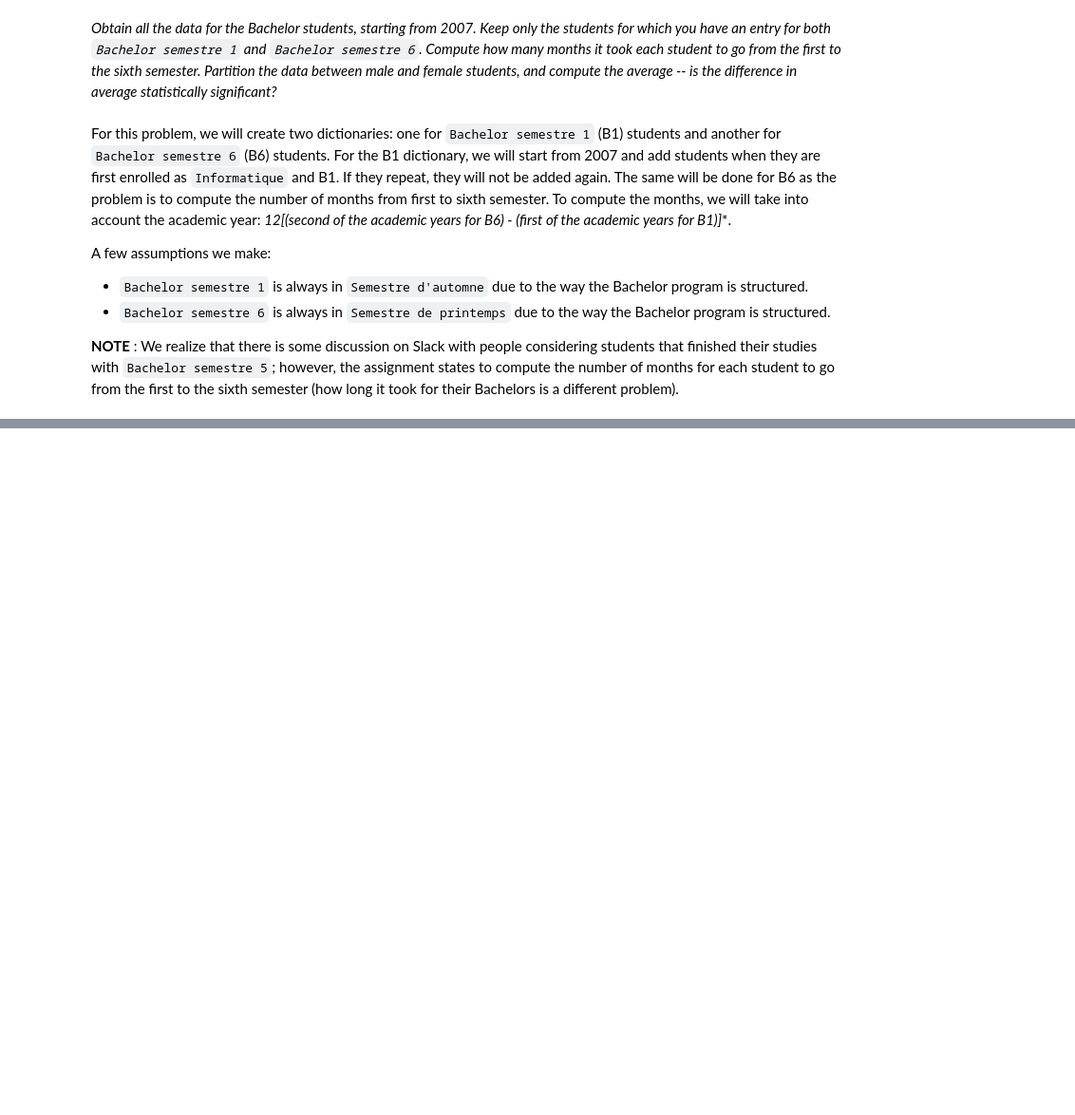
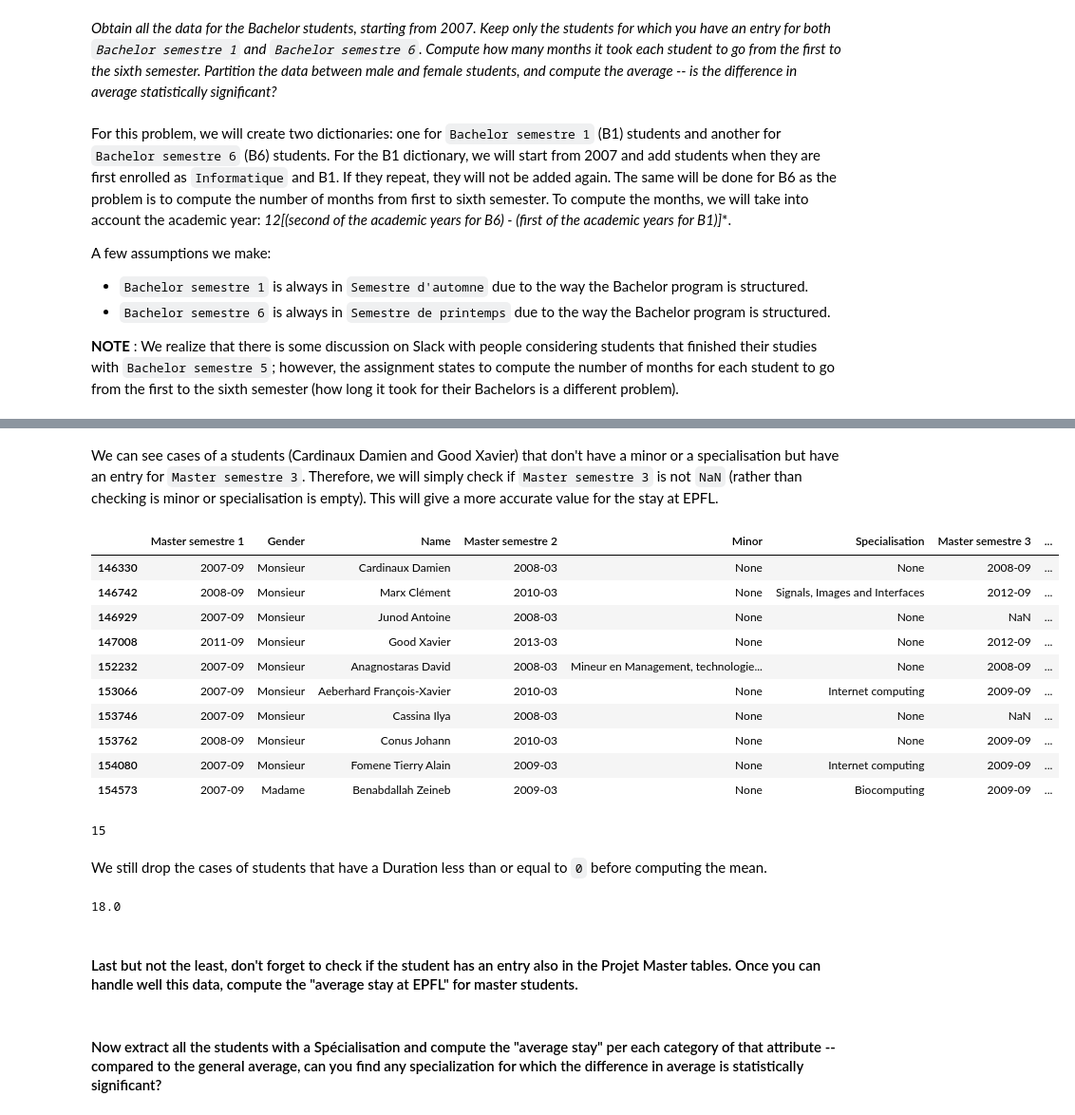
Before and after one commit to BeforeRain/ADA-homework, a Jupyter notebook: 02 - Data from the Web/SUBMISSION_data_from_the_web.ipynb, the cells around one changed output, grey strips where cells are left out. Shown at 95% size. Drawn from its saved outputs; the diff is of its cells as text; code cells hidden in the pictures; blank space fills up the shorter version.

```diff
--- a/02 - Data from the Web/SUBMISSION_data_from_the_web.ipynb
+++ b/02 - Data from the Web/SUBMISSION_data_from_the_web.ipynb
@@ -541,0 +605,8 @@ The test yields a p-value of 0.1219, which means there is a 12.19% chance we'd s
+# %%
+major = 'Informatique'
+df_m1 = scrape_student_data(major, 'Master semestre 1')
+df_m2 = scrape_student_data(major, 'Master semestre 2')
+df_m3 = scrape_student_data(major, 'Master semestre 3')
+df_m1.to_pickle("df_m1_pickle")
+df_m2.to_pickle("df_m2_pickle")
+df_m3.to_pickle("df_m3_pickle")
@@ -541,0 +626,5 @@ The test yields a p-value of 0.1219, which means there is a 12.19% chance we'd s
+# %%
+df_m1 = pd.read_pickle("df_m1_pickle")
+df_m2 = pd.read_pickle("df_m2_pickle")
+m1_to_m2 = df_m1[["Master semestre 1","Gender","Name"]].join(df_m2["Master semestre 2"], how='inner')
+m1_to_m2.tail()
@@ -541,0 +638,12 @@ The test yields a p-value of 0.1219, which means there is a 12.19% chance we'd s
+# %%
+# date is in 'year-month' format. e.g. 2015-07
+def months_between_dates(start_date, end_date):
+    start_year, start_month = start_date.split('-')
+    end_year, end_month = end_date.split('-')
+    return (int(end_year) - int(start_year)) * 12 + int(end_month) - int(start_month) + 6
+
+def master_duration_rough(row):
+    return months_between_dates(row['Master semestre 1'], row['Master semestre 2'])
+
+m1_to_m2['Duration in months'] = m1_to_m2.apply(master_duration_rough, axis=1)
+m1_to_m2.head()
@@ -541,0 +688,4 @@ The test yields a p-value of 0.1219, which means there is a 12.19% chance we'd s
+# %%
+m1_to_m3 = df_m1[["Master semestre 1","Gender","Name"]].join(df_m2[["Master semestre 2","Minor","Specialisation"]],
+                                                            how='inner').join(df_m3["Master semestre 3"])
+m1_to_m3.head()
@@ -541,0 +699,43 @@ The test yields a p-value of 0.1219, which means there is a 12.19% chance we'd s
+# %% [markdown]
+We can see cases of a students (Cardinaux Damien and Good Xavier) that don't have a minor or a specialisation but have an entry for `Master semestre 3`. Therefore, we will simply check if `Master semestre 3` is not `NaN` (rather than checking is minor or specialisation is empty). This will give a more accurate value for the stay at EPFL.
+# %%
+# compute duration
+def master_duration_in_months(row):
+    start_date = row['Master semestre 1']
+    end_date = row['Master semestre 2']
+    if pd.notnull(row['Master semestre 3']):
+        end_date = row['Master semestre 3']
+    if pd.isnull(start_date) or pd.isnull(end_date):
+        return np.nan
+    return months_between_dates(start_date, end_date)
+
+m1_to_m3['Duration'] = m1_to_m3.apply(lambda row: master_duration_in_months(row), axis=1)
+m1_to_m3.head(10)
+# %% [output]
+|  | Master semestre 1 | Gender | Name | Master semestre 2 | Minor | Specialisation | Master semestre 3 | ... |
+| 146330 | 2007-09 | Monsieur | Cardinaux Damien | 2008-03 | None | None | 2008-09 | ... |
+| 146742 | 2008-09 | Monsieur | Marx Clément | 2010-03 | None | Signals, Images and Interfaces | 2012-09 | ... |
+| 146929 | 2007-09 | Monsieur | Junod Antoine | 2008-03 | None | None | NaN | ... |
+| 147008 | 2011-09 | Monsieur | Good Xavier | 2013-03 | None | None | 2012-09 | ... |
+| 152232 | 2007-09 | Monsieur | Anagnostaras David | 2008-03 | Mineur en Management, technologie... | None | 2008-09 | ... |
+| 153066 | 2007-09 | Monsieur | Aeberhard François-Xavier | 2010-03 | None | Internet computing | 2009-09 | ... |
+| 153746 | 2007-09 | Monsieur | Cassina Ilya | 2008-03 | None | None | NaN | ... |
+| 153762 | 2008-09 | Monsieur | Conus Johann | 2010-03 | None | None | 2009-09 | ... |
+| 154080 | 2007-09 | Monsieur | Fomene Tierry Alain | 2009-03 | None | Internet computing | 2009-09 | ... |
+| 154573 | 2007-09 | Madame | Benabdallah Zeineb | 2009-03 | None | Biocomputing | 2009-09 | ... |
+# %%
+# some interesting cases of an M2/M3 before their M1...
+len(m1_to_m3.loc[m1_to_m3["Duration"]<=0])
+# %% [output]
+15
+# %% [markdown]
+We still drop the cases of students that have a Duration less than or equal to `0` before computing the mean.
+# %%
+m1_to_m3 = m1_to_m3.loc[m1_to_m3["Duration"]>0]
+m1_to_m3["Duration"].mean()
+# %% [output]
+18.0
+# %% [markdown]
+#### Last but not the least, don't forget to check if the student has an entry also in the Projet Master tables. Once you can handle well this data, compute the "average stay at EPFL" for master students.
+# %% [markdown]
+#### Now extract all the students with a Spécialisation and compute the "average stay" per each category of that attribute -- compared to the general average, can you find any specialization for which the difference in average is statistically significant?
```
Also changed, not shown: parts of 51 cells of this notebook, 5 other files.
